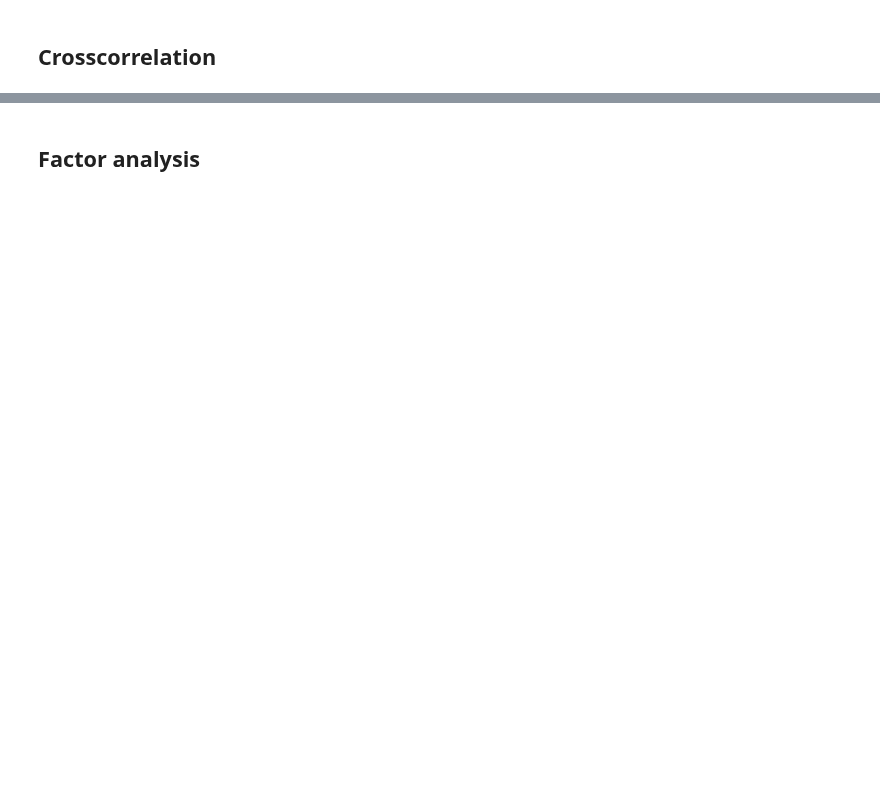
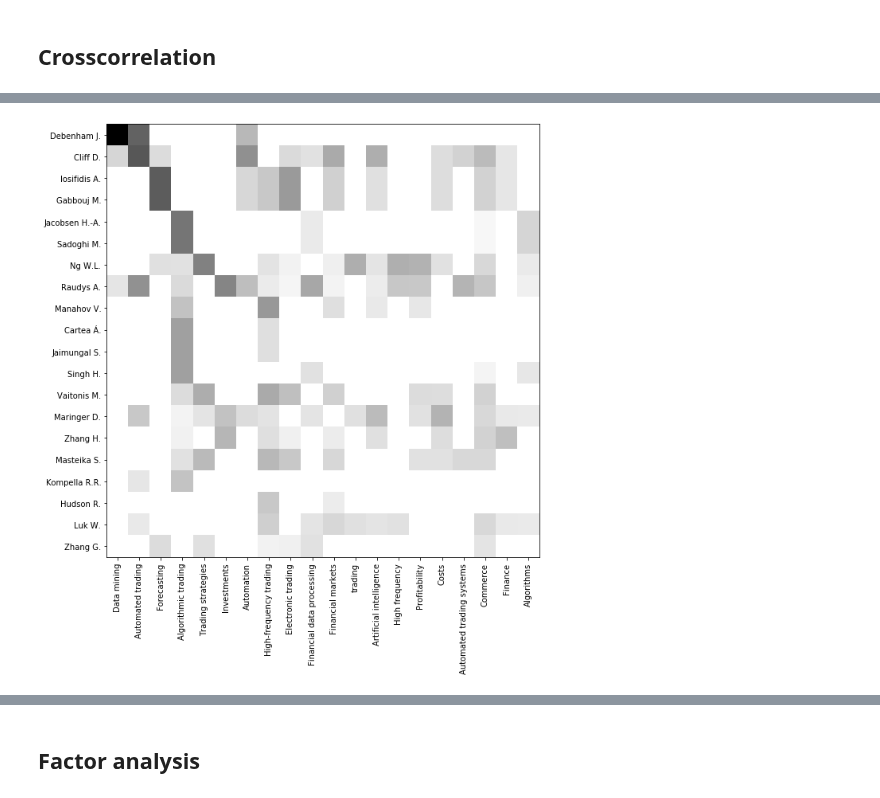
Before and after one commit to jdvelasq/techminer-old-deprecated, a Jupyter notebook: guide/tutorial/11-step-10-correlation.ipynb, the cells around one changed output, grey strips where cells are left out. Drawn from its saved outputs; the diff is of its cells as text; code cells hidden in the pictures; blank space fills up the shorter version.

Commit message:
dcouments by terms

```diff
--- a/guide/tutorial/11-step-10-correlation.ipynb
+++ b/guide/tutorial/11-step-10-correlation.ipynb
@@ -47,9 +74,11 @@ rdf.crosscorrelation(
 # %%
 rdf.crosscorrelation(
-    termA='keywords (cleaned)',
-    sepA=';',
-    termB='Authors',
-    sepB=','
+    column_r='keywords (cleaned)',
+    sep_r=';',
+    column_c='Authors',
+    sep_c=','
 ).heatmap()
+# %% [output]
+[figure, added]
 # %%
 rdf.crosscorrelation(
```
Also changed, not shown: parts of 8 cells of this notebook, 2 other files.
